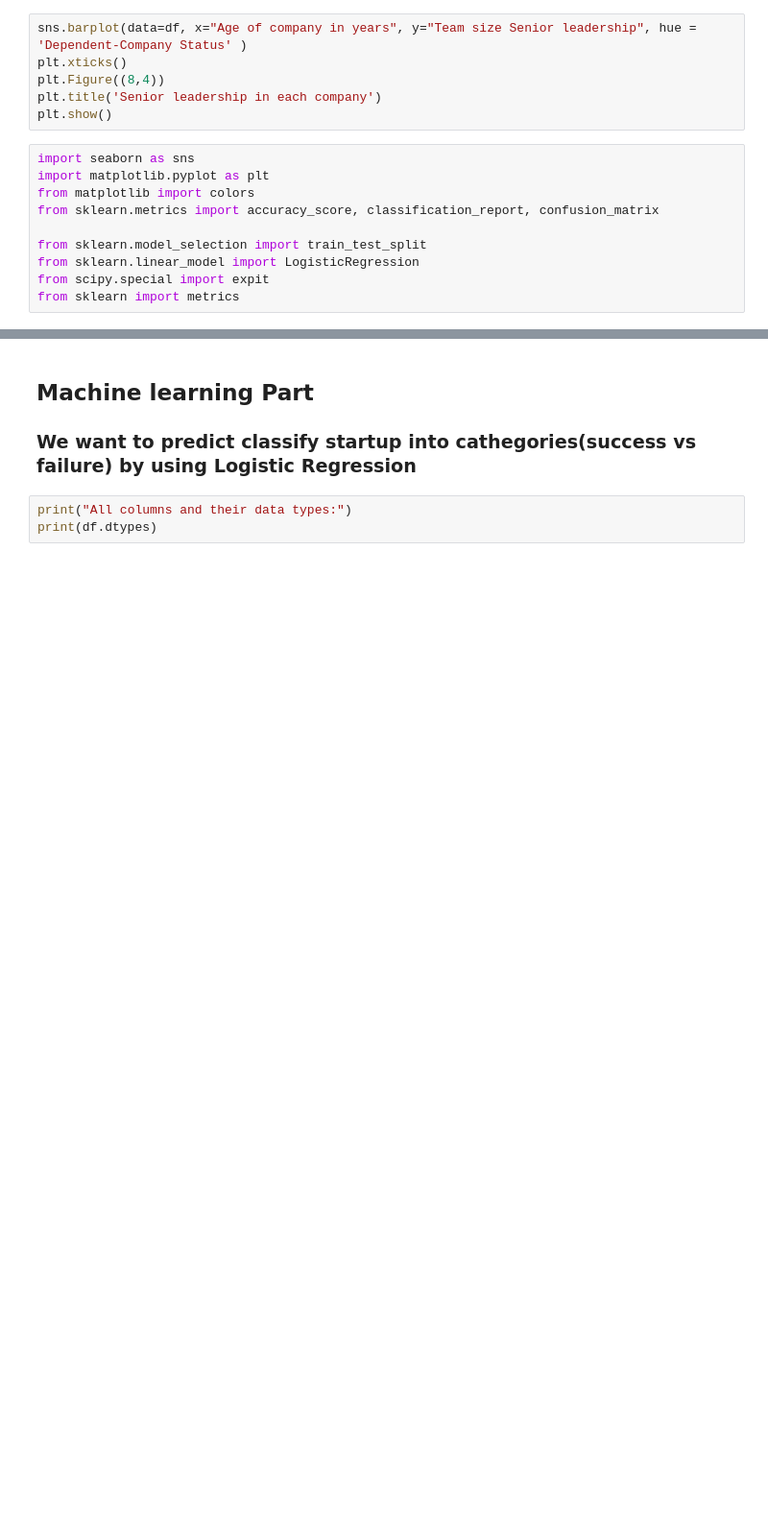
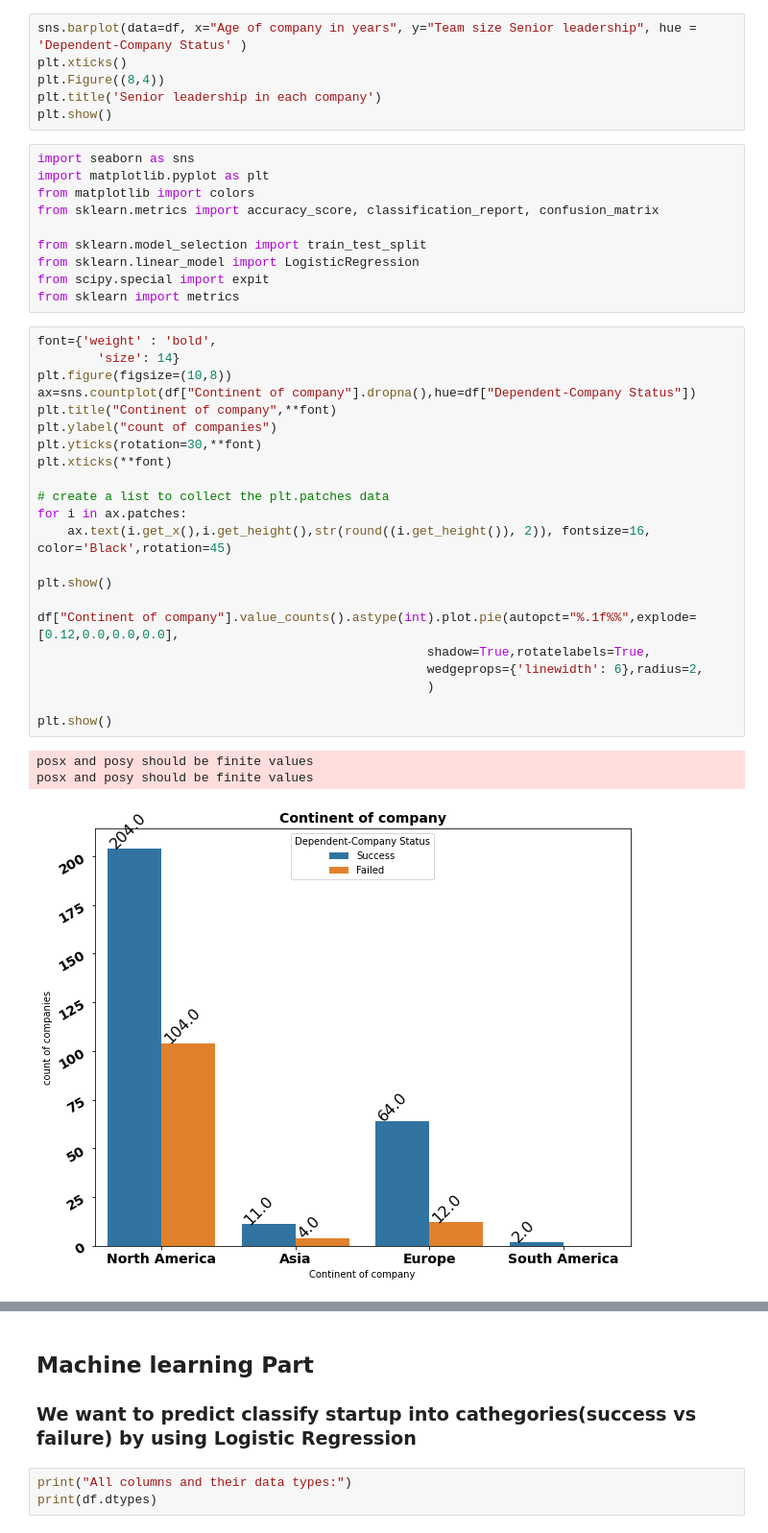
Before and after one commit to Nochsiv/DataScience_TUX, a Jupyter notebook: EDA startup_success_analysis.ipynb, the cells around one changed output, grey strips where cells are left out. Shown at 96% size. Cells and saved outputs as stored; diff of their text form; blank space fills up the shorter version.

```diff
--- a/EDA startup_success_analysis.ipynb
+++ b/EDA startup_success_analysis.ipynb
@@ -514,3 +512,29 @@ from sklearn.model_selection import train_test_split
 from sklearn.linear_model import LogisticRegression
 from scipy.special import expit
 from sklearn import metrics
+# %%
+font={'weight' : 'bold',
+        'size': 14}
+plt.figure(figsize=(10,8))
+ax=sns.countplot(df["Continent of company"].dropna(),hue=df["Dependent-Company Status"])
+plt.title("Continent of company",**font)
+plt.ylabel("count of companies")
+plt.yticks(rotation=30,**font)
+plt.xticks(**font)
+
+# create a list to collect the plt.patches data
+for i in ax.patches:
+    ax.text(i.get_x(),i.get_height(),str(round((i.get_height()), 2)), fontsize=16, color='Black',rotation=45)
+
+plt.show()
+
+df["Continent of company"].value_counts().astype(int).plot.pie(autopct="%.1f%%",explode=[0.12,0.0,0.0,0.0],
+                                                    shadow=True,rotatelabels=True,
+                                                    wedgeprops={'linewidth': 6},radius=2,
+                                                    )
+
+plt.show()
+# %% [output]
+posx and posy should be finite values
+posx and posy should be finite values
+[figure, added]
```
Also changed, not shown: parts of 11 cells of this notebook, 1 other file.
